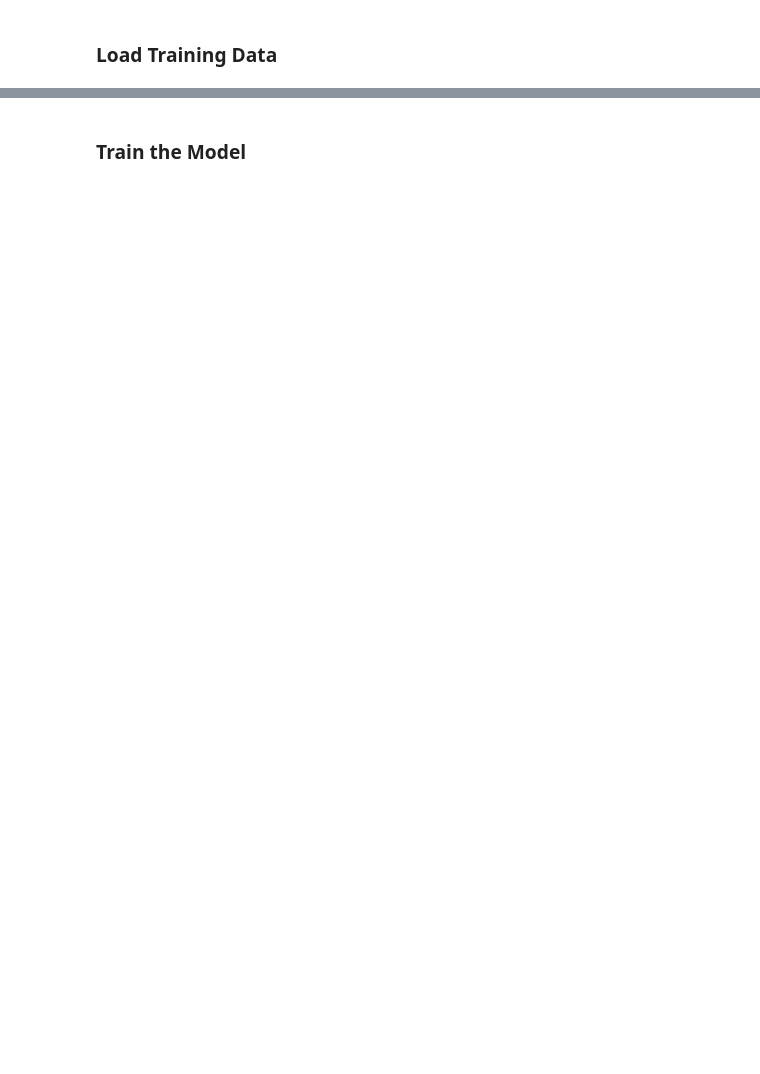
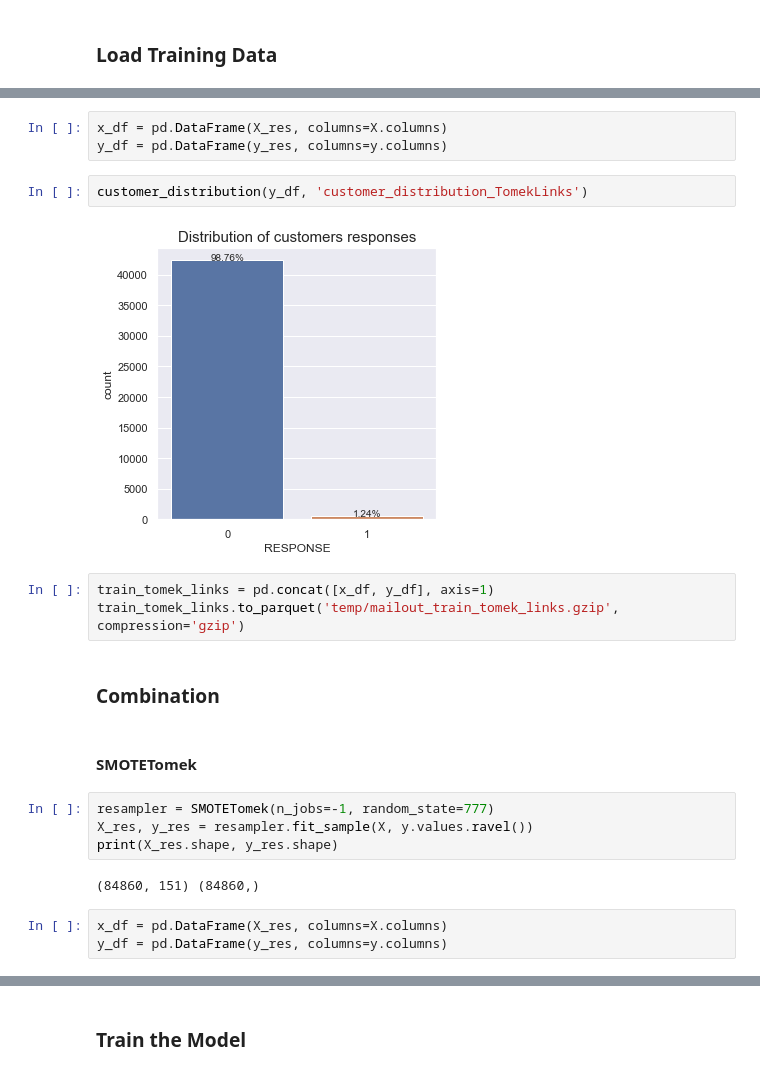
Before and after one commit to raduenuca/arvato_capstone_project, a Jupyter notebook: 3.Customer prediction.ipynb, the cells around one changed output, grey strips where cells are left out. Saved outputs shown, nothing was run; the diff lists cells and outputs as text; blank space fills up the shorter version.

```diff
--- a/3.Customer prediction.ipynb
+++ b/3.Customer prediction.ipynb
@@ -376,0 +432,23 @@ plt.show()
+# %%
+x_df = pd.DataFrame(X_res, columns=X.columns)
+y_df = pd.DataFrame(y_res, columns=y.columns)
+# %%
+customer_distribution(y_df, 'customer_distribution_TomekLinks')
+# %% [output]
+[figure, added]
+# %%
+train_tomek_links = pd.concat([x_df, y_df], axis=1)
+train_tomek_links.to_parquet('temp/mailout_train_tomek_links.gzip', compression='gzip')
+# %% [markdown]
+### Combination
+# %% [markdown]
+#### SMOTETomek
+# %%
+resampler = SMOTETomek(n_jobs=-1, random_state=777)
+X_res, y_res = resampler.fit_sample(X, y.values.ravel())
+print(X_res.shape, y_res.shape)
+# %% [output]
+(84860, 151) (84860,)
+# %%
+x_df = pd.DataFrame(X_res, columns=X.columns)
+y_df = pd.DataFrame(y_res, columns=y.columns)
```
Also changed, not shown: parts of 88 cells of this notebook.
